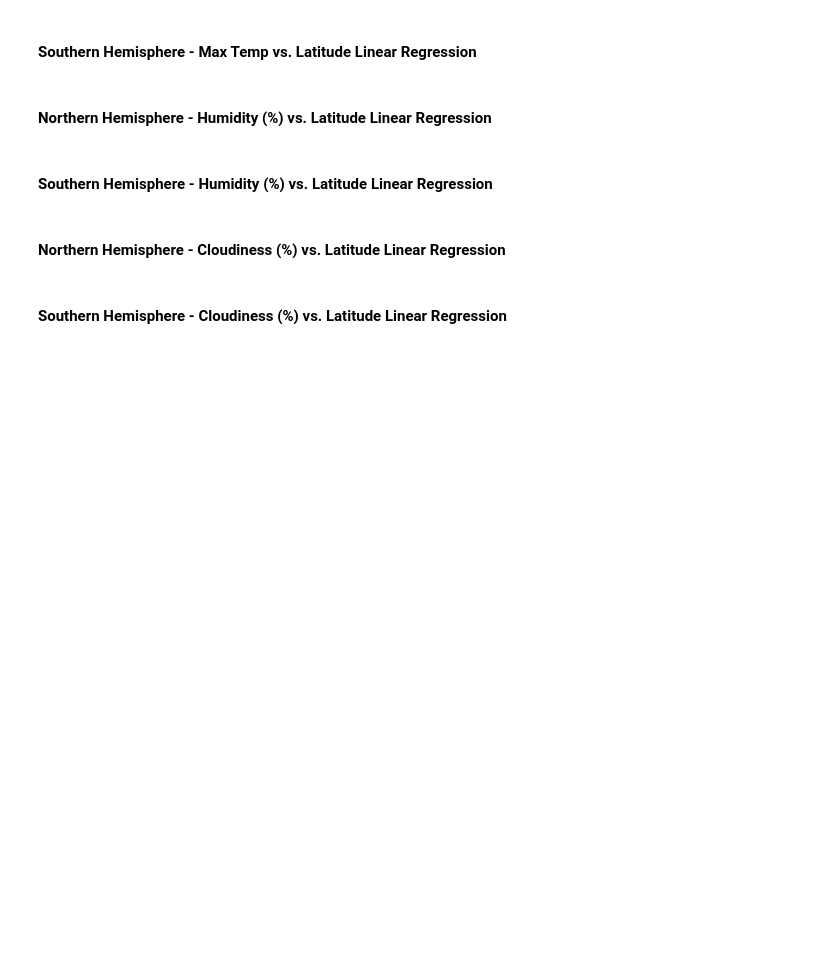
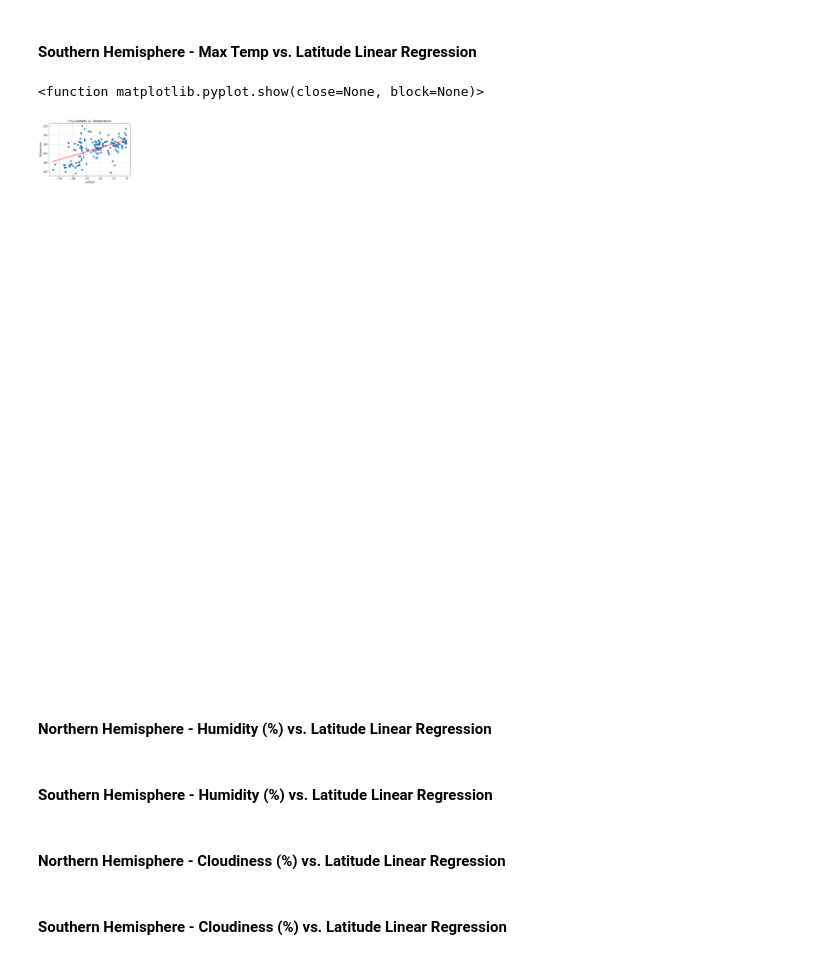
Before and after one commit to kevinsmith78/python-api-challenge, a Jupyter notebook: WeatherPy.ipynb, the cells around one changed output. Cells and saved outputs as stored; diff of their text form; code cells hidden in the pictures; blank space fills up the shorter version.

```diff
--- a/WeatherPy.ipynb
+++ b/WeatherPy.ipynb
@@ -276,5 +287,24 @@ len(southern)
+# %%
+s_latx = southern['Lat']
+s_tempy = southern ['Temperature']
 # %% [markdown]
 ####  Southern Hemisphere - Max Temp vs. Latitude Linear Regression
+# %%
+plt.scatter(southern["Lat"], southern["Temperature"], facecolor ="blue")
+plt.title(f"City Latitude vs. Temperature")
+plt.xlabel('Latitude')
+plt.ylabel('Temperature')
+plt.grid(alpha = 0.5)
+(slope, intercept, rvalue, pvalue, stderr) = linregress(s_latx, s_tempy)
+regress_values = s_latx * slope + intercept
+line_eq = "y = " + str(round(slope,2)) + "x + " + str(round(intercept,2))
+plt.scatter(s_latx,s_tempy)
+plt.plot(s_latx,regress_values,"r-")
+plt.annotate(line_eq,(6,10),fontsize=15,color="red")
+plt.show
+# %% [output]
+<function matplotlib.pyplot.show(close=None, block=None)>
+[figure, added]
 # %% [markdown]
 ####  Northern Hemisphere - Humidity (%) vs. Latitude Linear Regression
 # %% [markdown]
```
Also changed, not shown: parts of 12 cells of this notebook, 5 other files.
